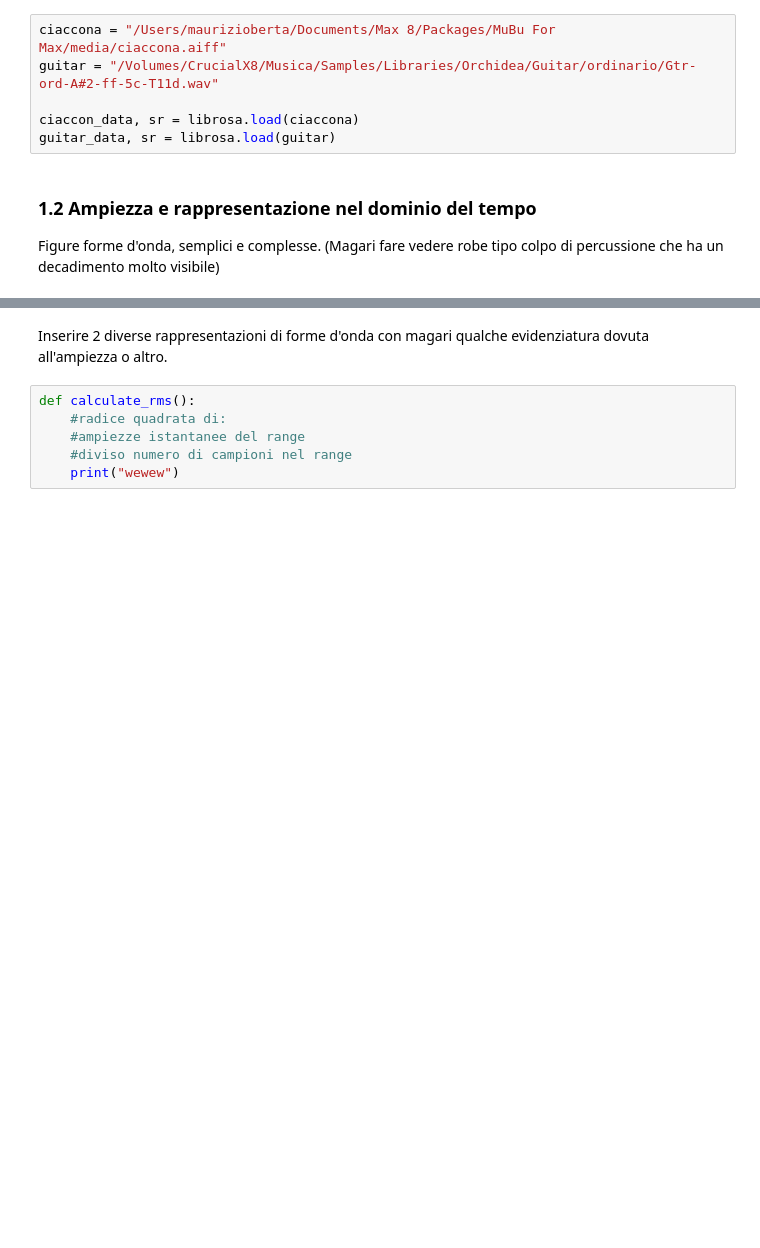
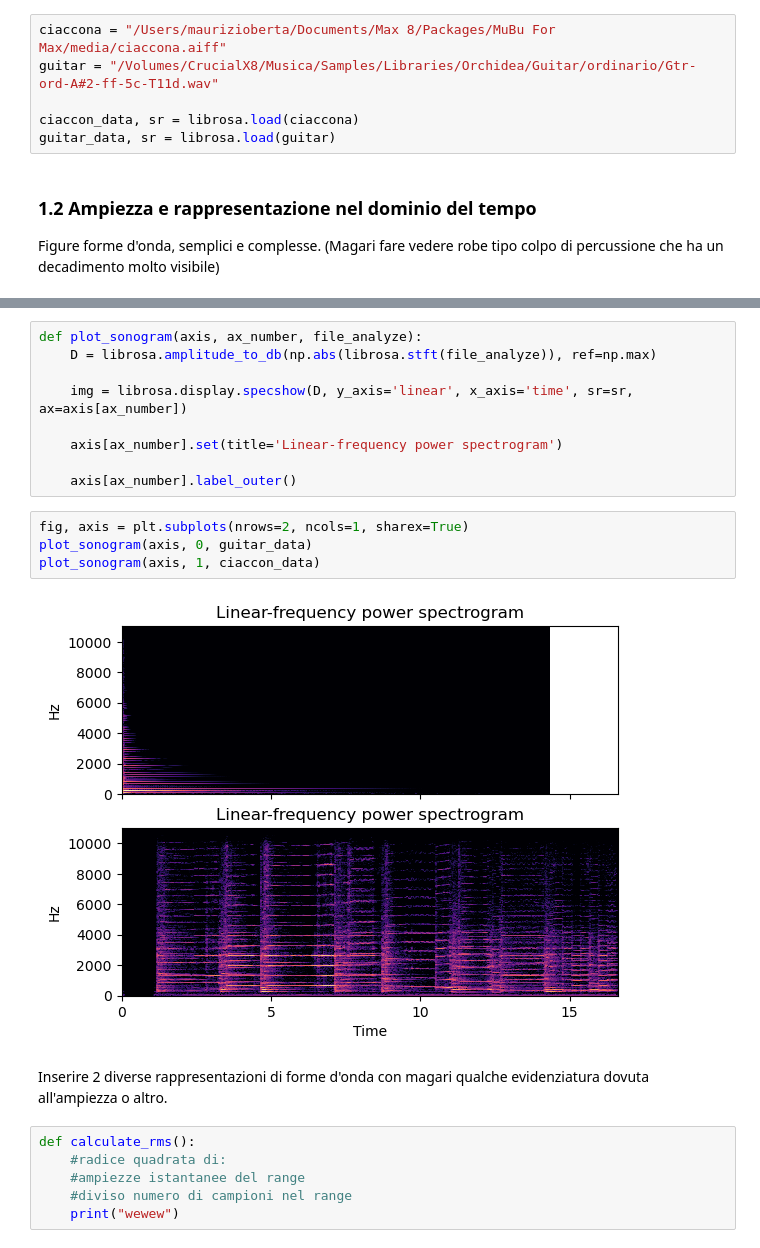
Before and after one commit to andreaagostini-teaching/cs1-dispense, a Jupyter notebook: notebooks/capitolo_1.ipynb, the cells around one changed output, grey strips where cells are left out. Saved outputs shown, nothing was run; the diff lists cells and outputs as text; blank space fills up the shorter version.

```diff
--- a/notebooks/capitolo_1.ipynb
+++ b/notebooks/capitolo_1.ipynb
@@ -81,3 +81,18 @@ Text(0.5, 1.0, 'Ordinario chitarra La2 Fortissimo')
+# %%
+def plot_sonogram(axis, ax_number, file_analyze):
+    D = librosa.amplitude_to_db(np.abs(librosa.stft(file_analyze)), ref=np.max)
+
+    img = librosa.display.specshow(D, y_axis='linear', x_axis='time', sr=sr, ax=axis[ax_number])
+
+    axis[ax_number].set(title='Linear-frequency power spectrogram')
+
+    axis[ax_number].label_outer()
+# %%
+fig, axis = plt.subplots(nrows=2, ncols=1, sharex=True)
+plot_sonogram(axis, 0, guitar_data)
+plot_sonogram(axis, 1, ciaccon_data)
+# %% [output]
+[figure, added]
 # %% [markdown]
 Inserire 2 diverse rappresentazioni di forme d'onda con magari qualche evidenziatura dovuta all'ampiezza o altro.
 # %%
```
Also changed, not shown: parts of 13 cells of this notebook, 4 other files.
